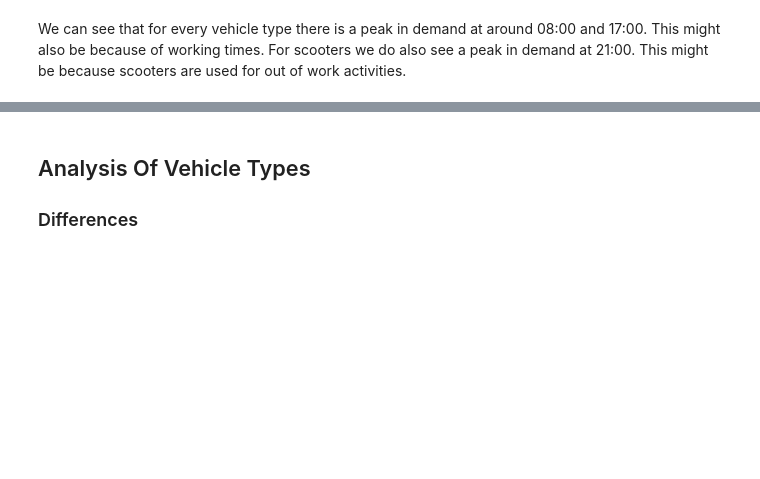
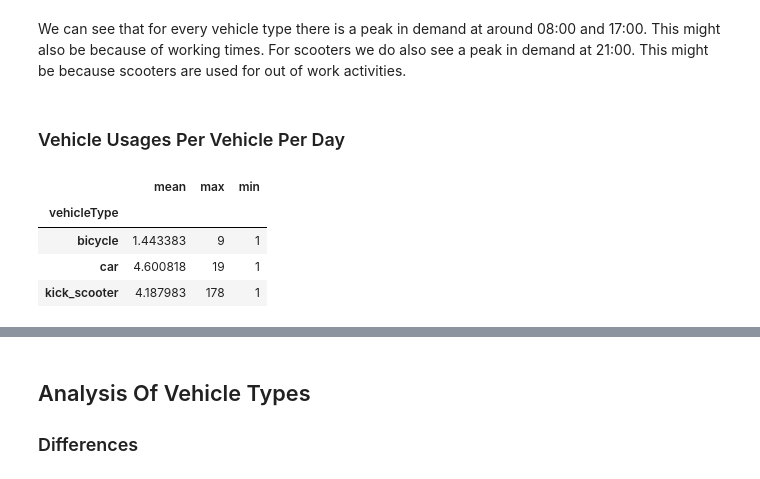
Before and after one commit to mogottsch/vehicle-reposition-2, a Jupyter notebook: src/notebooks/1_descriptive_analysis.ipynb, the cells around one changed output, grey strips where cells are left out. Drawn from its saved outputs; the diff is of its cells as text; code cells hidden in the pictures; blank space fills up the shorter version.

```diff
--- a/src/notebooks/1_descriptive_analysis.ipynb
+++ b/src/notebooks/1_descriptive_analysis.ipynb
@@ -202,3 +198,5 @@ plt.show()
 [figure]
 # %% [markdown]
 We can see that for every vehicle type there is a peak in demand at around 08:00 and 17:00. This might also be because of working times. For scooters we do also see a peak in demand at 21:00. This might be because scooters are used for out of work activities.
+# %% [markdown]
+### Vehicle Usages Per Vehicle Per Day
@@ -204,0 +206,8 @@ We can see that for every vehicle type there is a peak in demand at around 08:00
+# %%
+trips_per_day.reset_index().groupby('vehicleType')['n_trips'].agg(['mean', 'max', 'min'])
+# %% [output]
+|  | mean | max | min |
+| vehicleType |  |  |  |
+| bicycle | 1.443383 | 9 | 1 |
+| car | 4.600818 | 19 | 1 |
+| kick_scooter | 4.187983 | 178 | 1 |
```
Also changed, not shown: parts of 8 cells of this notebook.
